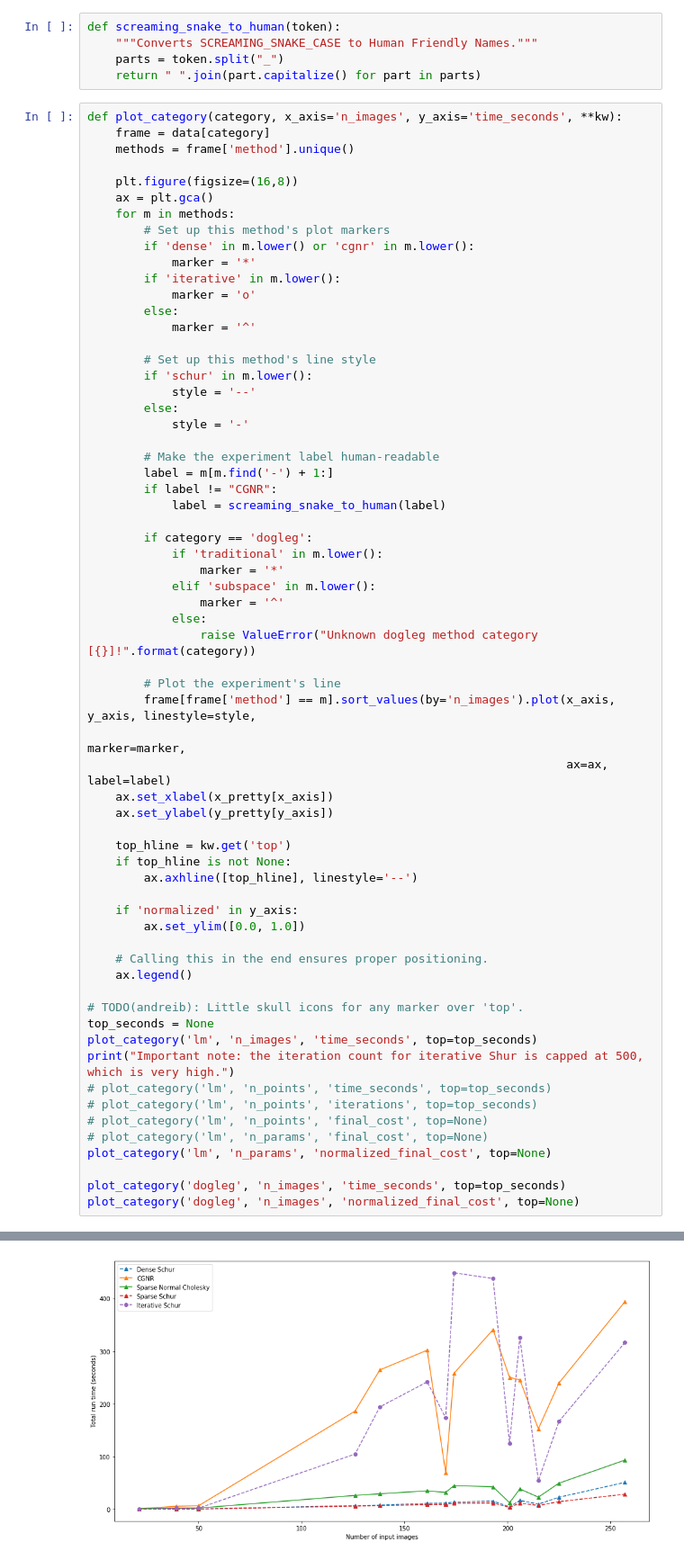
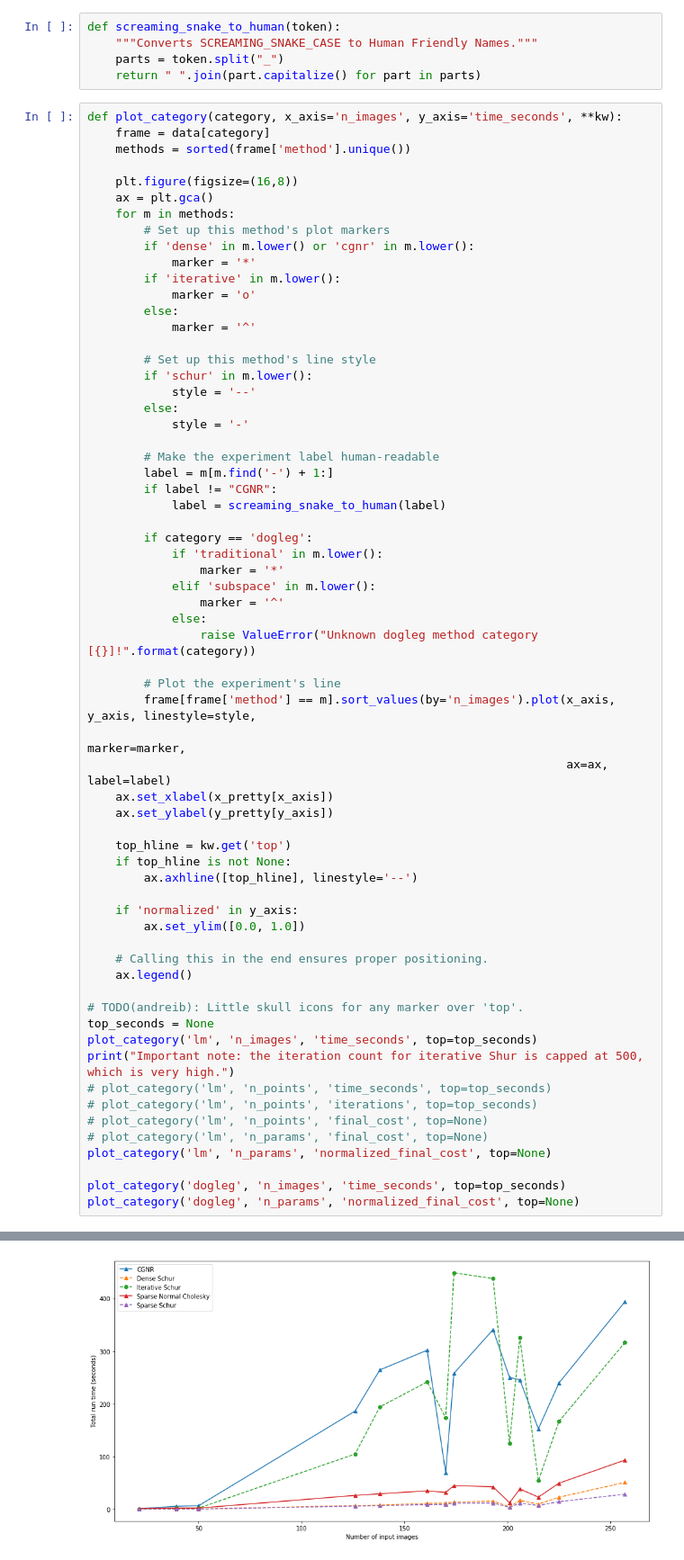
Before and after one commit to AndreiBarsan/numerics-from-scratch, a Jupyter notebook: csc2305/project/analysis/AnalyzeCeresExperiments.ipynb, the cells around one changed output, grey strips where cells are left out. Shown at 90% size. Drawn from its saved outputs; the diff is of its cells as text.

```diff
--- a/csc2305/project/analysis/AnalyzeCeresExperiments.ipynb
+++ b/csc2305/project/analysis/AnalyzeCeresExperiments.ipynb
@@ -166,7 +166,7 @@ def screaming_snake_to_human(token):
 # %%
 def plot_category(category, x_axis='n_images', y_axis='time_seconds', **kw):
     frame = data[category]
-    methods = frame['method'].unique()
+    methods = sorted(frame['method'].unique())
 
     plt.figure(figsize=(16,8))
     ax = plt.gca()
@@ -201,32 +201,32 @@ def plot_category(category, x_axis='n_images', y_axis='time_seconds', **kw):
         # Plot the experiment's line
         frame[frame['method'] == m].sort_values(by='n_images').plot(x_axis, y_axis, linestyle=style,
                                                                     marker=marker,
                                                                     ax=ax, label=label)
     ax.set_xlabel(x_pretty[x_axis])
     ax.set_ylabel(y_pretty[y_axis])
 
     top_hline = kw.get('top')
     if top_hline is not None:
         ax.axhline([top_hline], linestyle='--')
 
     if 'normalized' in y_axis:
         ax.set_ylim([0.0, 1.0])
 
     # Calling this in the end ensures proper positioning.
     ax.legend()
 
 # TODO(andreib): Little skull icons for any marker over 'top'.
 top_seconds = None
 plot_category('lm', 'n_images', 'time_seconds', top=top_seconds)
 print("Important note: the iteration count for iterative Shur is capped at 500, which is very high.")
 # plot_category('lm', 'n_points', 'time_seconds', top=top_seconds)
 # plot_category('lm', 'n_points', 'iterations', top=top_seconds)
 # plot_category('lm', 'n_points', 'final_cost', top=None)
 # plot_category('lm', 'n_params', 'final_cost', top=None)
 plot_category('lm', 'n_params', 'normalized_final_cost', top=None)
 
 plot_category('dogleg', 'n_images', 'time_seconds', top=top_seconds)
-plot_category('dogleg', 'n_images', 'normalized_final_cost', top=None)
+plot_category('dogleg', 'n_params', 'normalized_final_cost', top=None)
 # %% [output]
 Important note: the iteration count for iterative Shur is capped at 500, which is very high.
-[figure, old version]
+[figure, new version]
```
Also changed, not shown: parts of 1 cell of this notebook.
